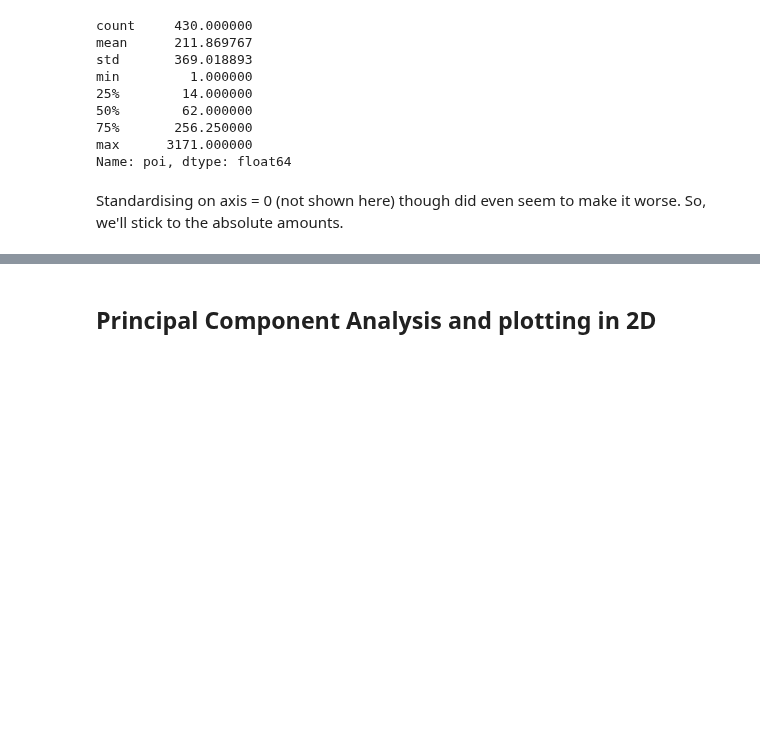
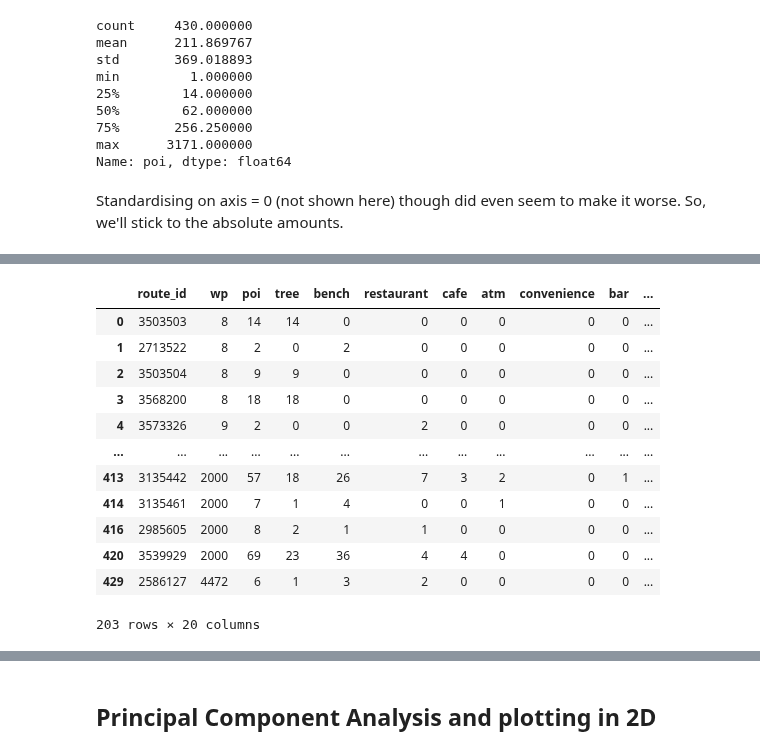
Before and after one commit to TechLabs-Berlin/wt21-way-to-go, a Jupyter notebook: machine_learning/KMeans_poicount_data.ipynb, the cells around one changed output, grey strips where cells are left out. Saved outputs shown, nothing was run; the diff lists cells and outputs as text; code cells hidden in the pictures; blank space fills up the shorter version.

Commit message:
inspected each cluster

```diff
--- a/machine_learning/KMeans_poicount_data.ipynb
+++ b/machine_learning/KMeans_poicount_data.ipynb
@@ -218,3 +218,7 @@ max      3171.000000
 Name: poi, dtype: float64
 # %% [markdown]
 Standardising on axis = 0 (not shown here) though did even seem to make it worse. So, we'll stick to the absolute amounts.
+# %%
+# Mapping our labels into our dataframe (each route gets a cluster label)
+df_poicount_cluster = pd.concat([df_poicount, pd.DataFrame({'cluster':label})], join='inner', axis=1)
+df_poicount_cluster.head()
@@ -220,0 +235,18 @@ Standardising on axis = 0 (not shown here) though did even seem to make it worse
+# %%
+# Inspecting clusters
+df_clusterinspect = df_poicount_cluster[df_poicount_cluster['cluster'] == 6] # substituting the cluster we're interested in
+df_clusterinspect
+# %% [output]
+|  | route_id | wp | poi | tree | bench | restaurant | cafe | atm | convenience | bar | ... |
+| 0 | 3503503 | 8 | 14 | 14 | 0 | 0 | 0 | 0 | 0 | 0 | ... |
+| 1 | 2713522 | 8 | 2 | 0 | 2 | 0 | 0 | 0 | 0 | 0 | ... |
+| 2 | 3503504 | 8 | 9 | 9 | 0 | 0 | 0 | 0 | 0 | 0 | ... |
+| 3 | 3568200 | 8 | 18 | 18 | 0 | 0 | 0 | 0 | 0 | 0 | ... |
+| 4 | 3573326 | 9 | 2 | 0 | 0 | 2 | 0 | 0 | 0 | 0 | ... |
+| ... | ... | ... | ... | ... | ... | ... | ... | ... | ... | ... | ... |
+| 413 | 3135442 | 2000 | 57 | 18 | 26 | 7 | 3 | 2 | 0 | 1 | ... |
+| 414 | 3135461 | 2000 | 7 | 1 | 4 | 0 | 0 | 1 | 0 | 0 | ... |
+| 416 | 2985605 | 2000 | 8 | 2 | 1 | 1 | 0 | 0 | 0 | 0 | ... |
+| 420 | 3539929 | 2000 | 69 | 23 | 36 | 4 | 4 | 0 | 0 | 0 | ... |
+| 429 | 2586127 | 4472 | 6 | 1 | 3 | 2 | 0 | 0 | 0 | 0 | ... |
+203 rows × 20 columns
```
Also changed, not shown: parts of 6 cells of this notebook.
